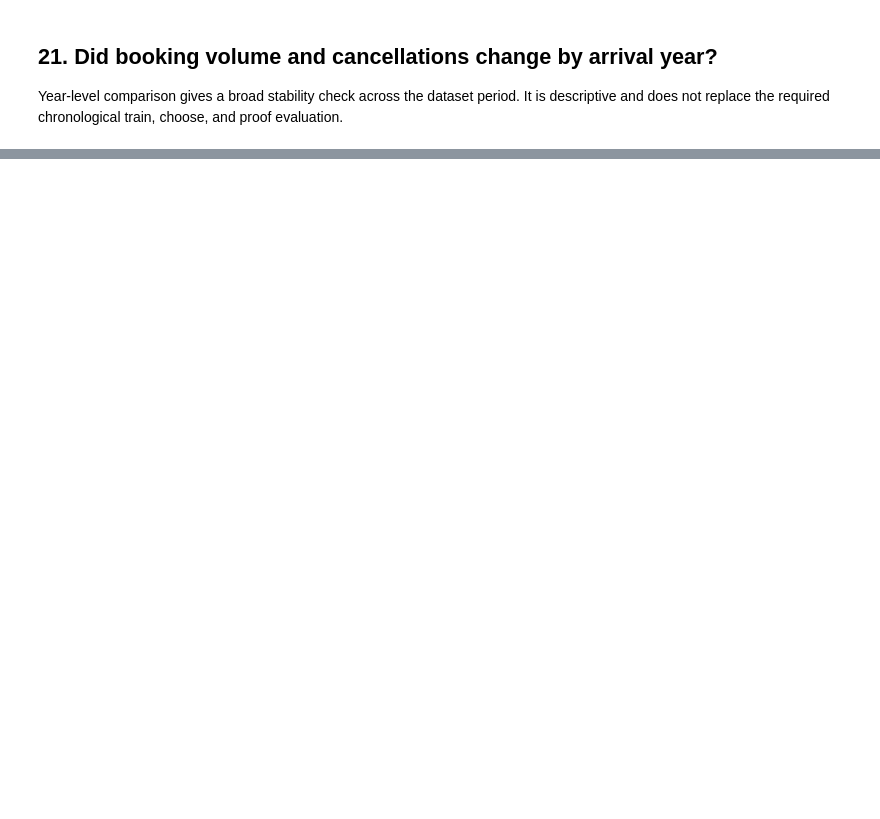
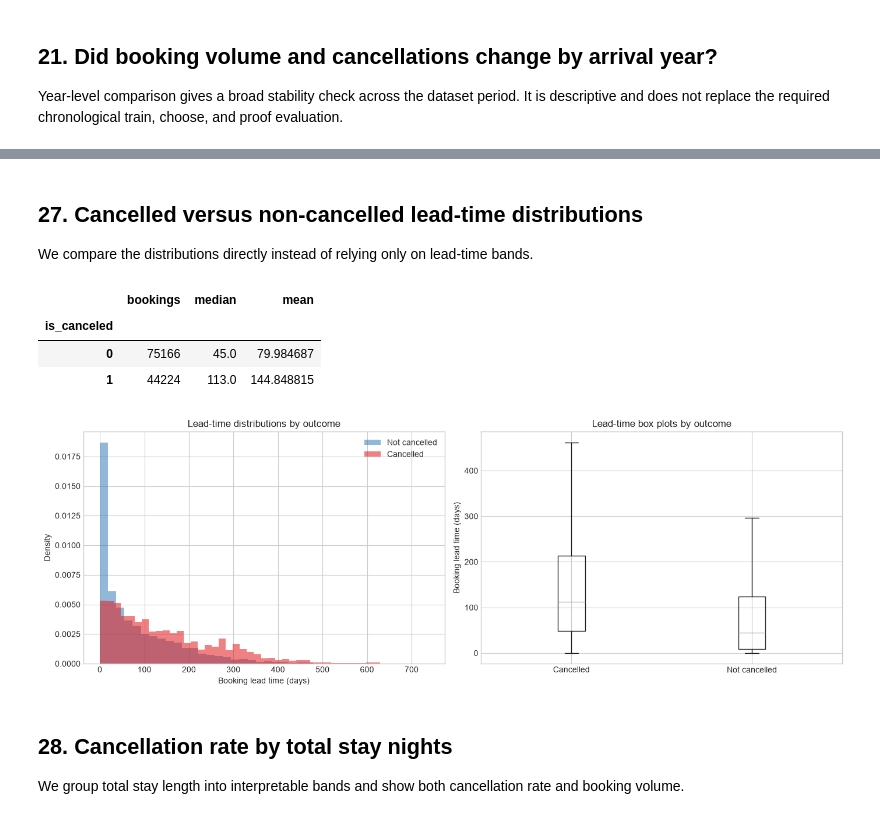
Before and after one commit to hashincludeaayush/Project_Oversell_IITGN, a Jupyter notebook: notebooks/04_exploratory_insights.ipynb, the cells around one changed output, grey strips where cells are left out. Drawn from its saved outputs; the diff is of its cells as text; code cells hidden in the pictures; blank space fills up the shorter version.

```diff
--- a/notebooks/04_exploratory_insights.ipynb
+++ b/notebooks/04_exploratory_insights.ipynb
@@ -593,0 +904,33 @@ plt.show()
+# %% [markdown]
+## 27. Cancelled versus non-cancelled lead-time distributions
+
+We compare the distributions directly instead of relying only on lead-time bands.
+# %%
+lead_outcome = bookings.groupby("is_canceled")["lead_time"].agg(bookings="size", median="median", mean="mean")
+display(lead_outcome)
+fig, axes = plt.subplots(1, 2, figsize=(14, 5))
+for outcome, label, color in [(0, "Not cancelled", "#377eb8"), (1, "Cancelled", "#e41a1c")]:
+    values = bookings.loc[bookings["is_canceled"] == outcome, "lead_time"]
+    axes[0].hist(values, bins=40, alpha=0.55, density=True, label=label, color=color)
+lead_plot = bookings.assign(outcome=bookings["is_canceled"].map({0: "Not cancelled", 1: "Cancelled"}))
+lead_plot.boxplot(column="lead_time", by="outcome", ax=axes[1], showfliers=False)
+axes[0].set_title("Lead-time distributions by outcome")
+axes[0].set_xlabel("Booking lead time (days)")
+axes[0].set_ylabel("Density")
+axes[0].legend()
+axes[1].set_title("Lead-time box plots by outcome")
+axes[1].set_xlabel("")
+axes[1].set_ylabel("Booking lead time (days)")
+fig.suptitle("")
+fig.tight_layout()
+plt.show()
+# %% [output]
+|  | bookings | median | mean |
+| is_canceled |  |  |  |
+| 0 | 75166 | 45.0 | 79.984687 |
+| 1 | 44224 | 113.0 | 144.848815 |
+[figure, added]
+# %% [markdown]
+## 28. Cancellation rate by total stay nights
+
+We group total stay length into interpretable bands and show both cancellation rate and booking volume.
```
Also changed, not shown: parts of 67 cells of this notebook, 1 other file.
